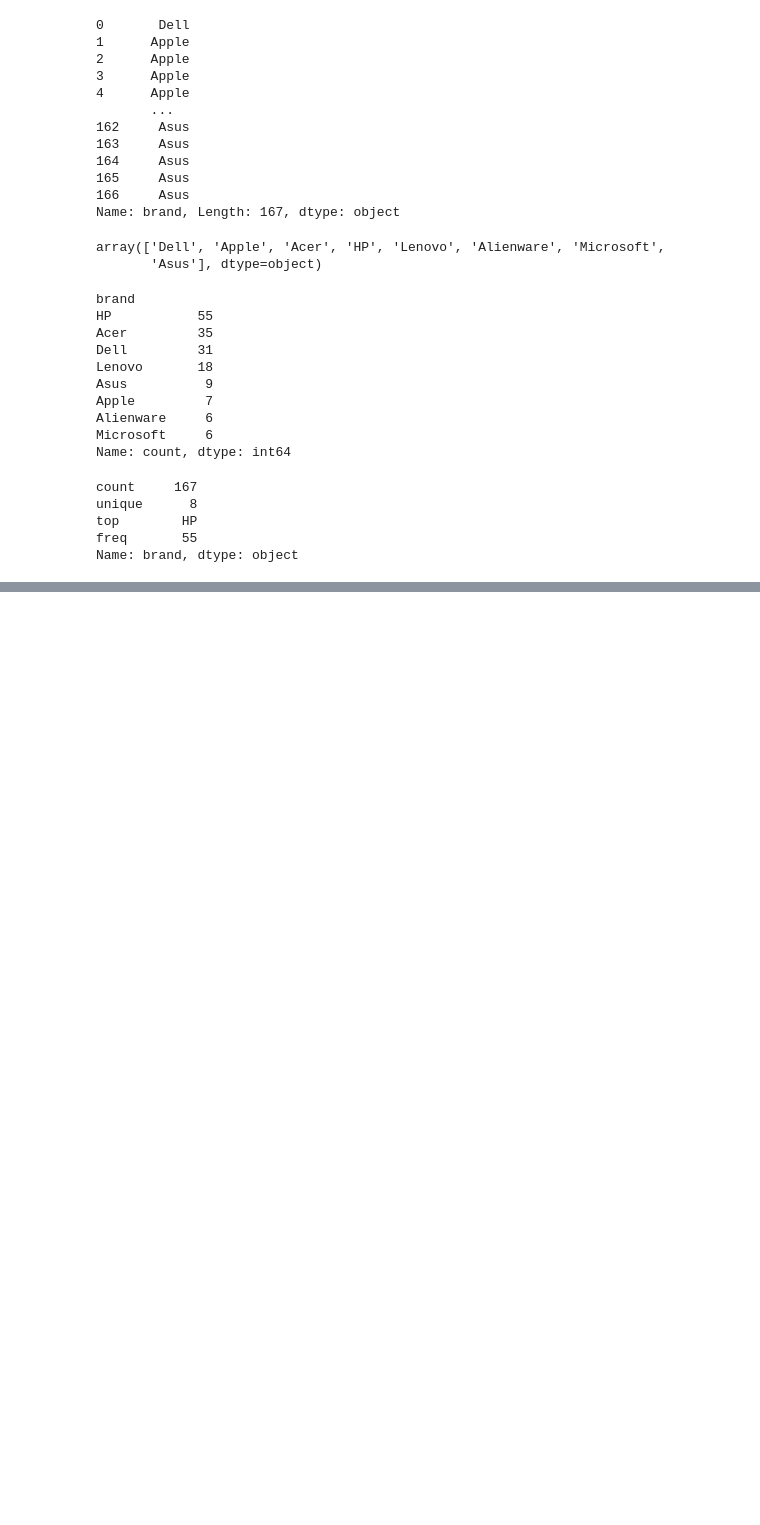
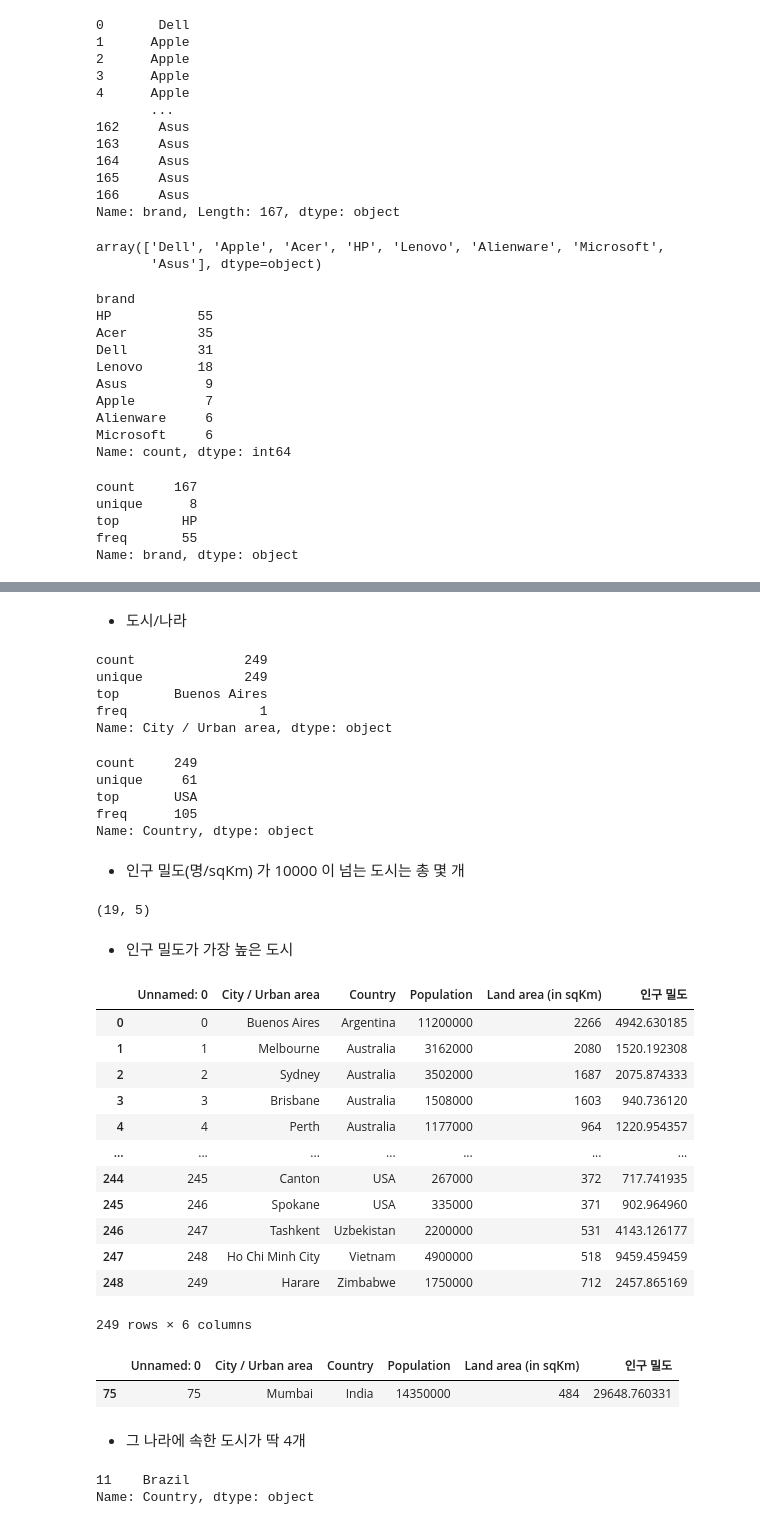
Before and after one commit to bhj8551/rehablitation, a Jupyter notebook: data_science_basic/study_dataframe.ipynb, the cells around one changed output, grey strips where cells are left out. Drawn from its saved outputs; the diff is of its cells as text; code cells hidden in the pictures; blank space fills up the shorter version.

Commit message:
study_dataframe

```diff
--- a/data_science_basic/study_dataframe.ipynb
+++ b/data_science_basic/study_dataframe.ipynb
@@ -903,0 +906,3 @@ Name: brand, dtype: object
+# %%
+df = pd.read_csv('../data/world_cities.csv')
+df
@@ -903,0 +923,55 @@ Name: brand, dtype: object
+# %% [markdown]
+- 도시/나라
+# %%
+df['City / Urban area'].describe()
+# %% [output]
+count              249
+unique             249
+top       Buenos Aires
+freq                 1
+Name: City / Urban area, dtype: object
+# %%
+df['Country'].describe()
+# %% [output]
+count     249
+unique     61
+top       USA
+freq      105
+Name: Country, dtype: object
+# %% [markdown]
+- 인구 밀도(명/sqKm) 가 10000 이 넘는 도시는 총 몇 개
+# %%
+df.loc[df['Population'] / df['Land area (in sqKm)'] > 10000].shape
+# %% [output]
+(19, 5)
+# %% [markdown]
+- 인구 밀도가 가장 높은 도시
+# %%
+df['인구 밀도'] = df['Population'] / df['Land area (in sqKm)']
+df
+# %% [output]
+|  | Unnamed: 0 | City / Urban area | Country | Population | Land area (in sqKm) | 인구 밀도 |
+| 0 | 0 | Buenos Aires | Argentina | 11200000 | 2266 | 4942.630185 |
+| 1 | 1 | Melbourne | Australia | 3162000 | 2080 | 1520.192308 |
+| 2 | 2 | Sydney | Australia | 3502000 | 1687 | 2075.874333 |
+| 3 | 3 | Brisbane | Australia | 1508000 | 1603 | 940.736120 |
+| 4 | 4 | Perth | Australia | 1177000 | 964 | 1220.954357 |
+| ... | ... | ... | ... | ... | ... | ... |
+| 244 | 245 | Canton | USA | 267000 | 372 | 717.741935 |
+| 245 | 246 | Spokane | USA | 335000 | 371 | 902.964960 |
+| 246 | 247 | Tashkent | Uzbekistan | 2200000 | 531 | 4143.126177 |
+| 247 | 248 | Ho Chi Minh City | Vietnam | 4900000 | 518 | 9459.459459 |
+| 248 | 249 | Harare | Zimbabwe | 1750000 | 712 | 2457.865169 |
+249 rows × 6 columns
+# %%
+df.sort_values(by='인구 밀도', ascending=False).head(1)
+# %% [output]
+|  | Unnamed: 0 | City / Urban area | Country | Population | Land area (in sqKm) | 인구 밀도 |
+| 75 | 75 | Mumbai | India | 14350000 | 484 | 29648.760331 |
+# %% [markdown]
+- 그 나라에 속한 도시가 딱 4개
+# %%
+df['Country'].loc[np.where(df['Country'].value_counts() == 4)]
+# %% [output]
+11    Brazil
+Name: Country, dtype: object
```
Also changed, not shown: parts of 43 cells of this notebook.
